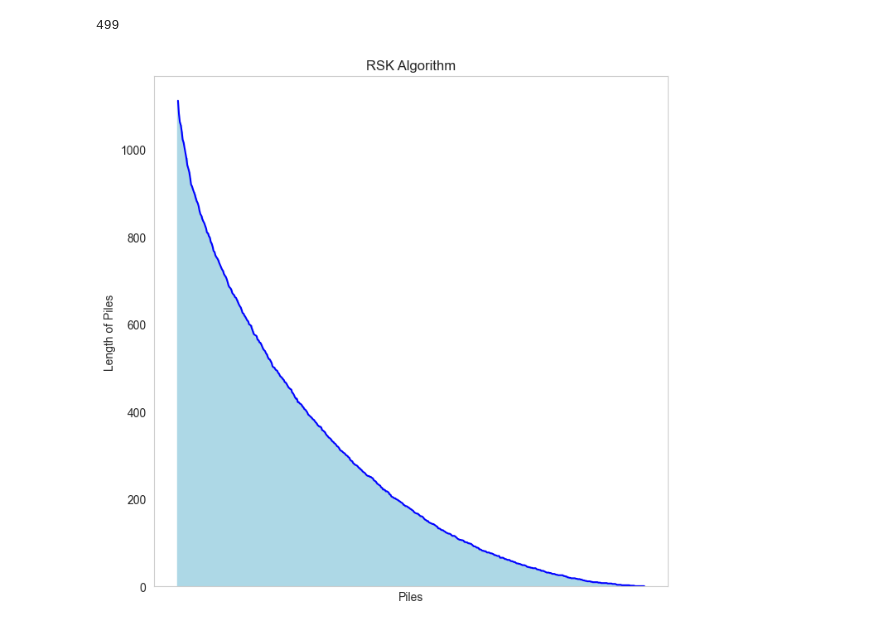
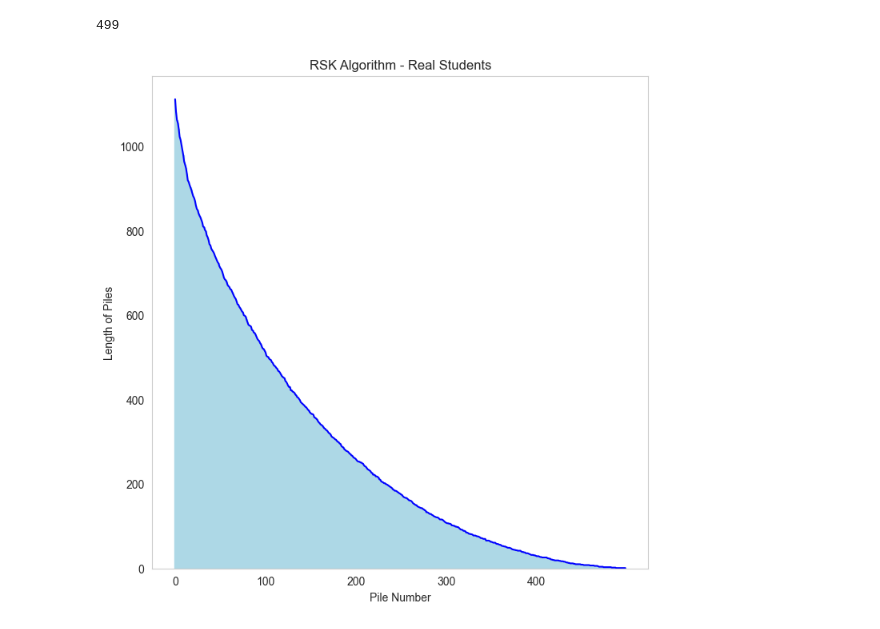
Before and after one commit to rotemchn/SortingGrades, a Jupyter notebook: RSK_algo.ipynb, the cells around one changed output. Saved outputs shown, nothing was run; the diff lists cells and outputs as text; code cells hidden in the pictures.

```diff
--- a/RSK_algo.ipynb
+++ b/RSK_algo.ipynb
@@ -162,23 +165,24 @@ list_indices = range(len(piles))
 # %%
 # Create a figure and axes
 fig, ax = plt.subplots(figsize=(8, 8))
 
 # Create a bar plot
 ax.bar(list_indices, lists_lengths, color='skyblue', edgecolor='lightblue', label='List Lengths')
 
 # Create a line plot
 ax.plot(list_indices, lists_lengths, color='blue', linestyle='-', label='Line Connects')
 
 # Set x-axis ticks to match list indices
 ax.set_xticks(list_indices)
 
 # Set labels and title
-ax.set_xticks([])
-ax.set_xlabel('Piles')
+ax.set_xticks(range(0, len(piles), 100))
+ax.set_xlabel('Pile Number')
 ax.set_ylabel('Length of Piles')
-ax.set_title('RSK Algorithm')
+ax.set_title('RSK Algorithm - Real Students')
 ax.grid(False)
+plt.savefig("RSK_real_students.png")
 
 plt.show()
 # %% [output]
-[figure, old version]
+[figure, new version]
```
Also changed, not shown: parts of 11 cells of this notebook, 4 other files.
